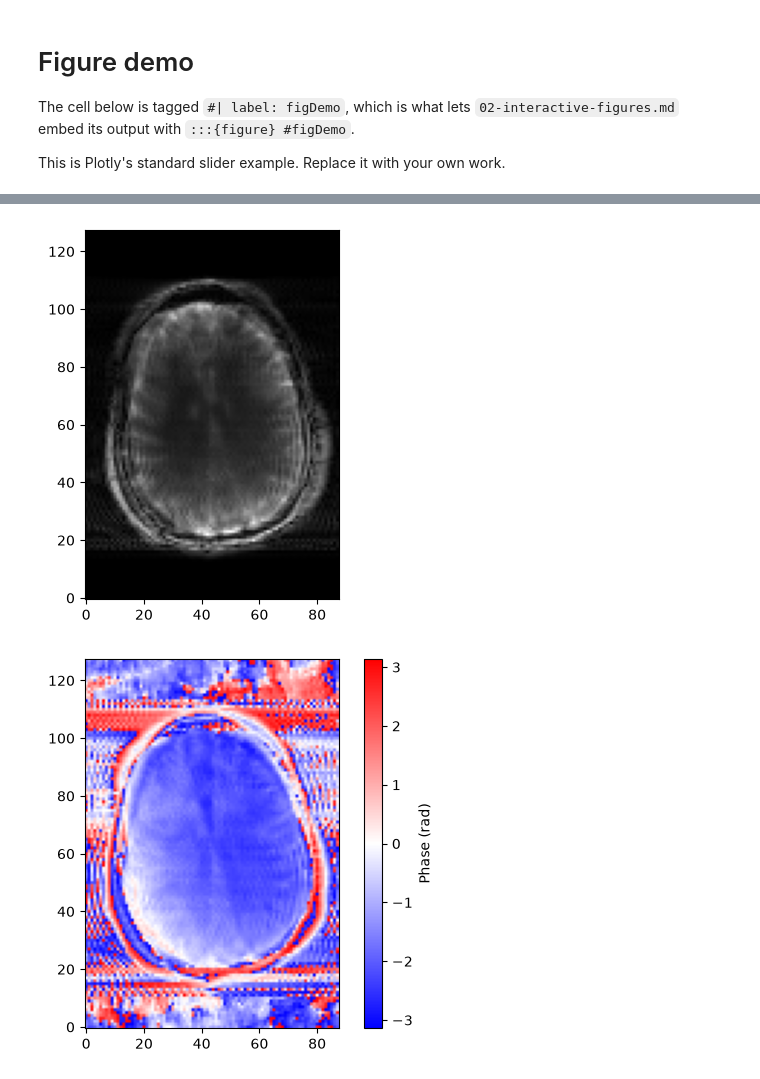
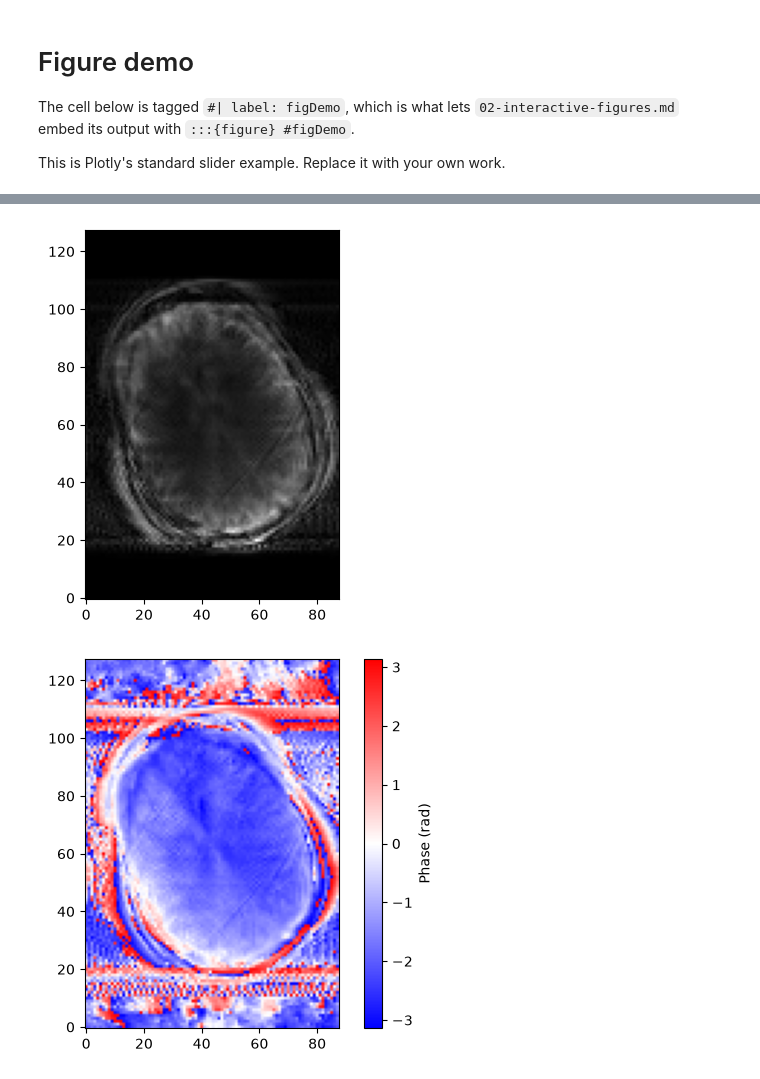
Before and after one commit to GBM8360/lab2-mathisors, a Jupyter notebook: notebooks/figure-demo.ipynb, the cells around one changed output, grey strips where cells are left out. Drawn from its saved outputs; the diff is of its cells as text; code cells hidden in the pictures.

```diff
--- a/notebooks/figure-demo.ipynb
+++ b/notebooks/figure-demo.ipynb
@@ -21,9 +21,10 @@ kspace = (np.fft.fft2(complex_img))
 nx, ny = kspace.shape
 
 #Assuming one full Ky line per TR
-motion_start = 40
-motion_stop  = 60
-angle_rate   = 1.0  #deg per line
+motion_start = 10
+motion_stop  = 70
+totat_rot = 40 # deg
+angle_rate   = totat_rot/(motion_stop-motion_start) #deg per line
 
 lines = np.arange(nx)
 x_deg = np.arange(motion_stop-motion_start)
@@ -63,5 +64,5 @@ plt.show()
-[figure, old version]
+[figure, new version]
-[figure, old version]
+[figure, new version]
 # %%
 import numpy as np
 import nibabel as nib
```
Also changed, not shown: parts of 3 cells of this notebook, 1 other file.
